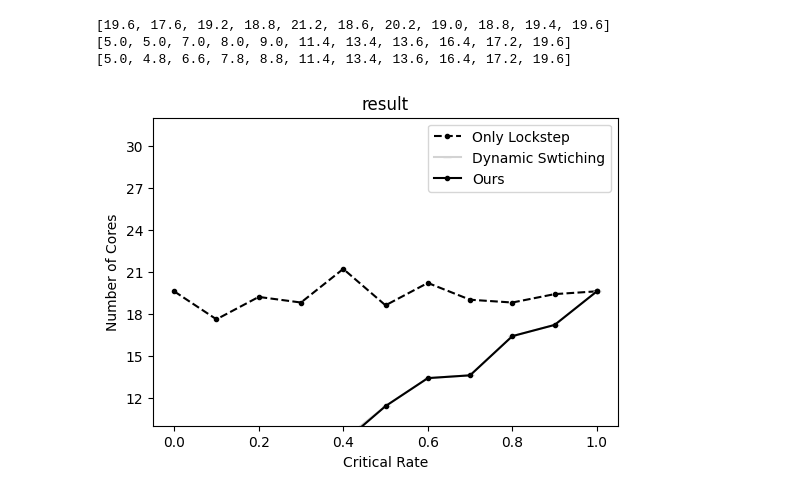
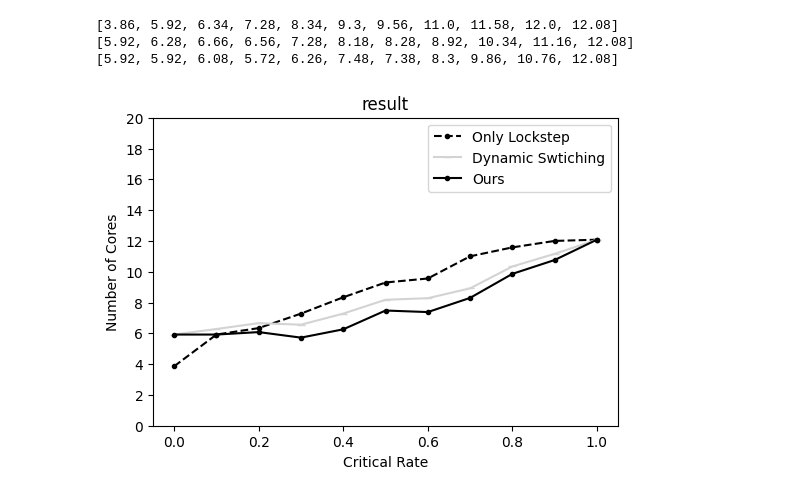
Before and after one commit to Akyeast/softerr_sim, a Jupyter notebook: vis/vis_crit_p_numcores.ipynb, the cells around one changed output. Cells and saved outputs as stored; diff of their text form; code cells hidden in the pictures.

```diff
--- a/vis/vis_crit_p_numcores.ipynb
+++ b/vis/vis_crit_p_numcores.ipynb
@@ -5,7 +5,7 @@ import pandas as pd
 import os
 from utils import get_file_data, get_config, get_file_avg
 # %%
-file_path = '../output/cmp123_crit_numcores_random_10/'
+file_path = '../output/cmp123_crit_numcores_util03_logunif/'
 files = sorted(os.listdir(file_path))
 
 cfg = get_config('../cfg/cmp123_crit_numcore_cfg.json')
@@ -27,29 +27,33 @@ for file in files :
     only_ls[index] += core_ls
     ds[index] += core_ds
     ours[index] += core_ours
-# %%
-print(only_ls)
-print(ds)
-print(ours)
-# %% [output]
-[19.6, 17.6, 19.2, 18.8, 21.2, 18.6, 20.2, 19.0, 18.8, 19.4, 19.6]
-[5.0, 5.0, 7.0, 8.0, 9.0, 11.4, 13.4, 13.6, 16.4, 17.2, 19.6]
-[5.0, 4.8, 6.6, 7.8, 8.8, 11.4, 13.4, 13.6, 16.4, 17.2, 19.6]
+# %%
+# only_ls_vir = []
+# for i in range(11) :
+#     only_ls_vir.append(12.08)
+
+print(only_ls)
+print(ds)
+print(ours)
+# %% [output]
+[3.86, 5.92, 6.34, 7.28, 8.34, 9.3, 9.56, 11.0, 11.58, 12.0, 12.08]
+[5.92, 6.28, 6.66, 6.56, 7.28, 8.18, 8.28, 8.92, 10.34, 11.16, 12.08]
+[5.92, 5.92, 6.08, 5.72, 6.26, 7.48, 7.38, 8.3, 9.86, 10.76, 12.08]
 # %%
 plt.figure(figsize=(6,4))
 
 ax = plt.gca()
 
 plt.plot(criticality_prob_list, only_ls, label='Only Lockstep', color='black', linestyle='dashed', marker='.')
 plt.plot(criticality_prob_list, ds, label='Dynamic Swtiching', color='lightgray', marker='_')
 plt.plot(criticality_prob_list, ours, label='Ours', color='black', marker='.')
 
 plt.title('result')
 plt.xlabel('Critical Rate')
 plt.ylabel('Number of Cores')
 ax.yaxis.set_major_locator(plt.MaxNLocator(integer=True))
-plt.ylim(0,32)
+plt.ylim(0,20)
 plt.legend()
 plt.show()
 # %% [output]
-[figure, old version]
+[figure, new version]
```
Also changed, not shown: 9 other files.
